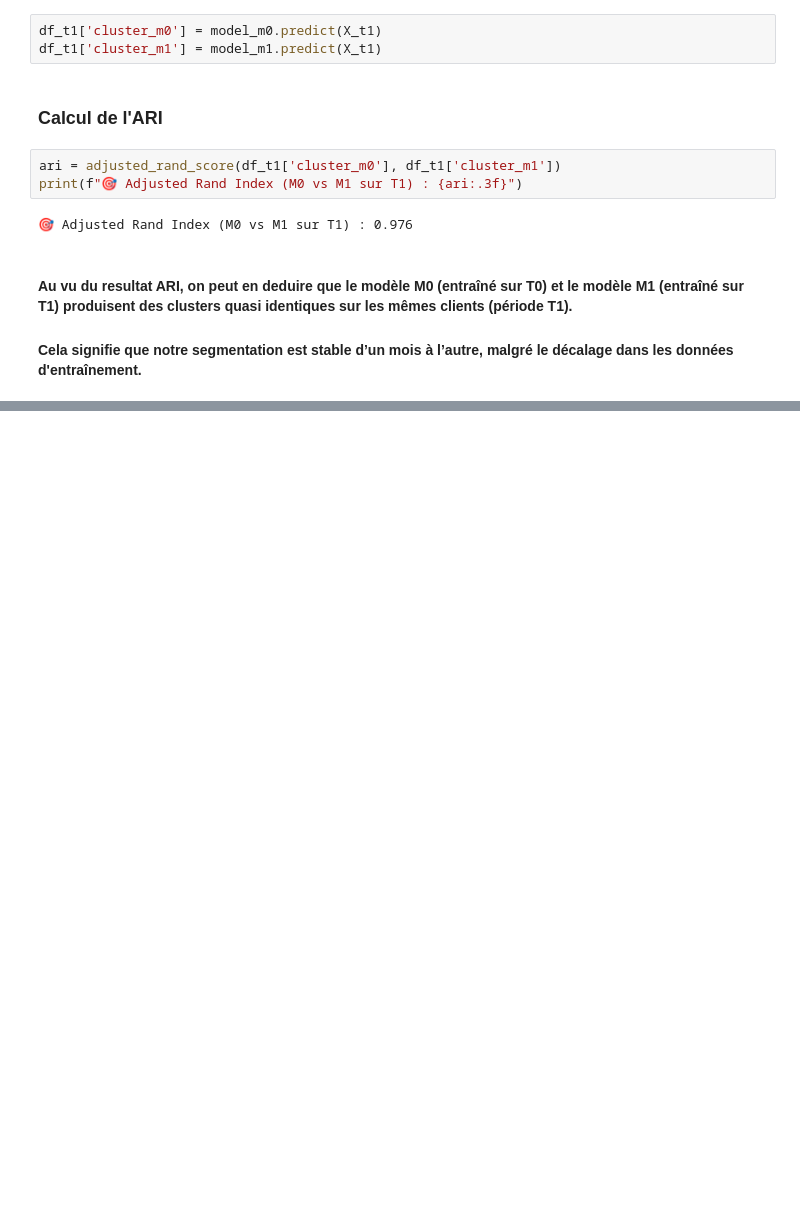
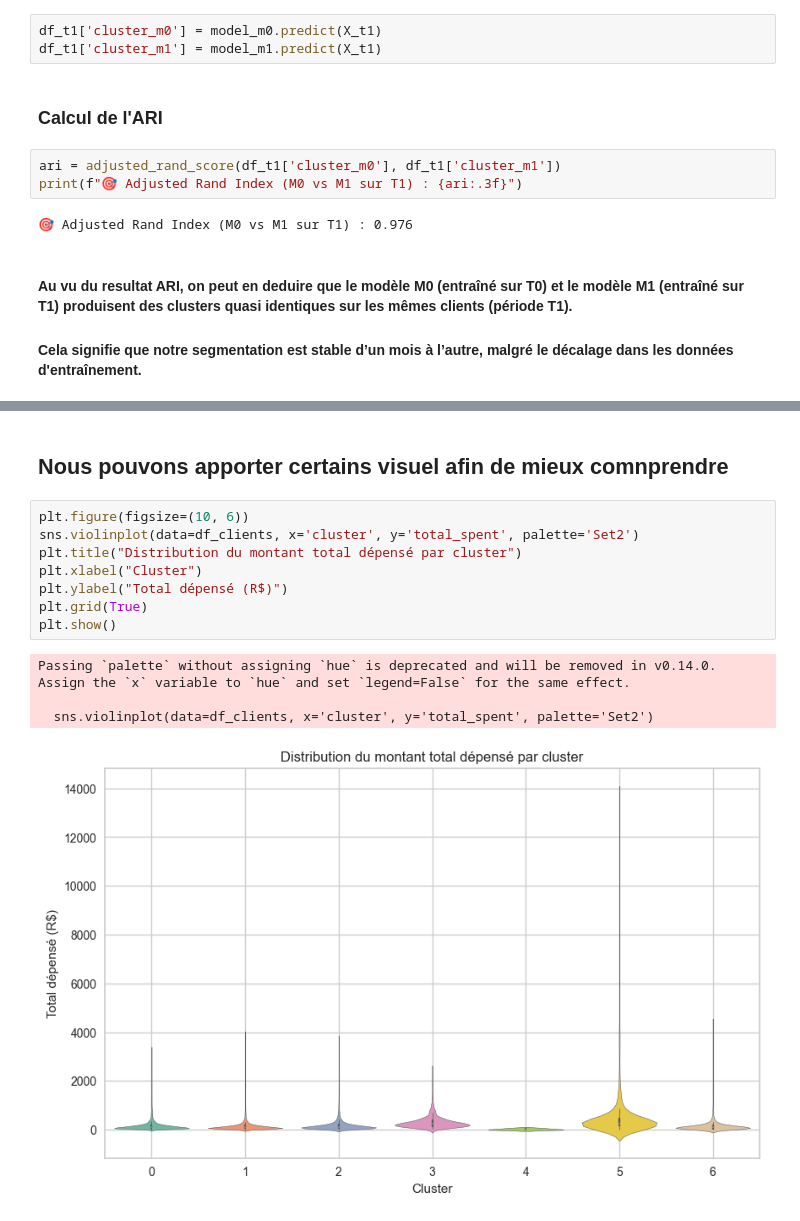
Before and after one commit to TheoChastrePradat/OC_DataScientist_P5, a Jupyter notebook: Projet_5/Script/segmentation_client.ipynb, the cells around one changed output, grey strips where cells are left out. Drawn from its saved outputs; the diff is of its cells as text; blank space fills up the shorter version.

Commit message:
visualization added

```diff
--- a/Projet_5/Script/segmentation_client.ipynb
+++ b/Projet_5/Script/segmentation_client.ipynb
@@ -641,0 +658,15 @@ print(f"🎯 Adjusted Rand Index (M0 vs M1 sur T1) : {ari:.3f}")
+# %% [markdown]
+## Nous pouvons apporter certains visuel afin de mieux comnprendre
+# %%
+plt.figure(figsize=(10, 6))
+sns.violinplot(data=df_clients, x='cluster', y='total_spent', palette='Set2')
+plt.title("Distribution du montant total dépensé par cluster")
+plt.xlabel("Cluster")
+plt.ylabel("Total dépensé (R$)")
+plt.grid(True)
+plt.show()
+# %% [output]
+Passing `palette` without assigning `hue` is deprecated and will be removed in v0.14.0. Assign the `x` variable to `hue` and set `legend=False` for the same effect.
+
+  sns.violinplot(data=df_clients, x='cluster', y='total_spent', palette='Set2')
+[figure, added]
```
Also changed, not shown: parts of 4 cells of this notebook.
